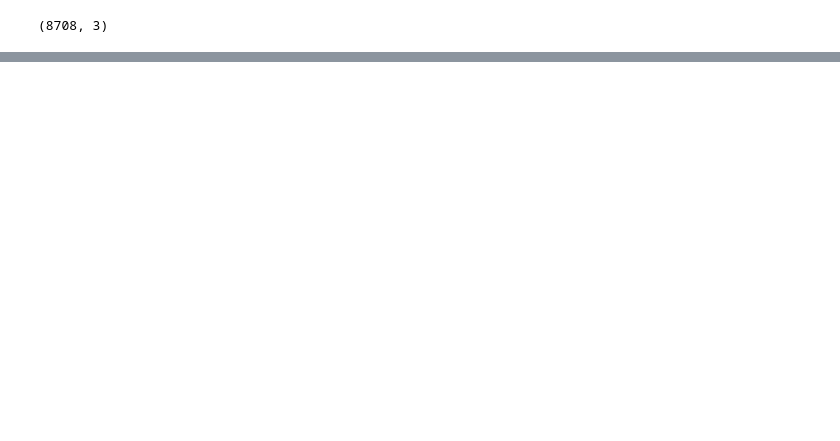
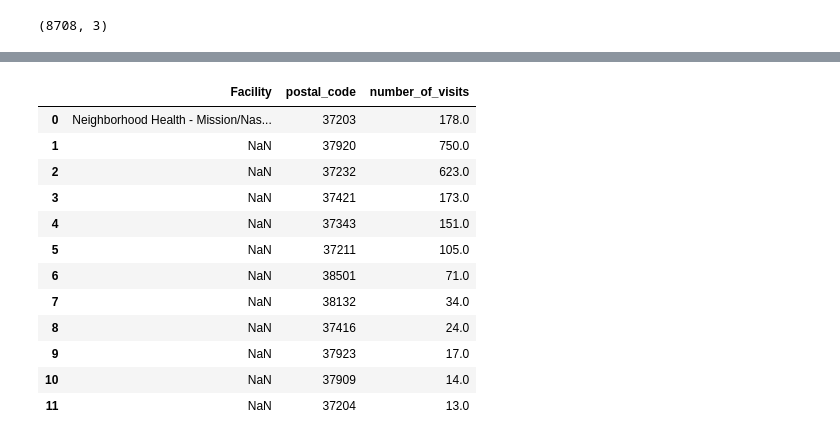
Before and after one commit to bsfcs/smile-on-spiderman, a Jupyter notebook: notebooks/Smile EDA.ipynb, the cells around one changed output, grey strips where cells are left out. Cells and saved outputs as stored; diff of their text form; code cells hidden in the pictures; blank space fills up the shorter version.

```diff
--- a/notebooks/Smile EDA.ipynb
+++ b/notebooks/Smile EDA.ipynb
@@ -394,0 +468,3 @@ SyntaxError: EOL while scanning string literal (<ipython-input-33-7b303b61b53f>,
+# %%
+cms_average = cms_average.sort_values(by='number_of_visits', ascending=False)
+cms_average
@@ -394,0 +485,3 @@ SyntaxError: EOL while scanning string literal (<ipython-input-33-7b303b61b53f>,
+# %%
+clinics_by_zip = pd.read_csv('../data/clinic_loc_geo.csv')
+clinics_by_zip.head()
@@ -394,0 +495,4 @@ SyntaxError: EOL while scanning string literal (<ipython-input-33-7b303b61b53f>,
+# %%
+#create a new df with only the Clinic and zip
+clinicsdf = clinics_by_zip[['Facility', 'Zip']].copy()
+clinicsdf
@@ -394,0 +537,4 @@ SyntaxError: EOL while scanning string literal (<ipython-input-33-7b303b61b53f>,
+# %%
+#rename Zip column to postal_code
+clinicsdf = clinicsdf.rename(columns={"Zip": "postal_code"})
+clinicsdf.head()
@@ -394,0 +548,17 @@ SyntaxError: EOL while scanning string literal (<ipython-input-33-7b303b61b53f>,
+# %%
+cms_clinics = pd.merge(clinicsdf,cms_average, on= ['postal_code'], how='right')
+cms_clinics
+# %% [output]
+|  | Facility | postal_code | number_of_visits |
+| 0 | Neighborhood Health - Mission/Nas... | 37203 | 178.0 |
+| 1 | NaN | 37920 | 750.0 |
+| 2 | NaN | 37232 | 623.0 |
+| 3 | NaN | 37421 | 173.0 |
+| 4 | NaN | 37343 | 151.0 |
+| 5 | NaN | 37211 | 105.0 |
+| 6 | NaN | 38501 | 71.0 |
+| 7 | NaN | 38132 | 34.0 |
+| 8 | NaN | 37416 | 24.0 |
+| 9 | NaN | 37923 | 17.0 |
+| 10 | NaN | 37909 | 14.0 |
+| 11 | NaN | 37204 | 13.0 |
```
Also changed, not shown: parts of 22 cells of this notebook.
